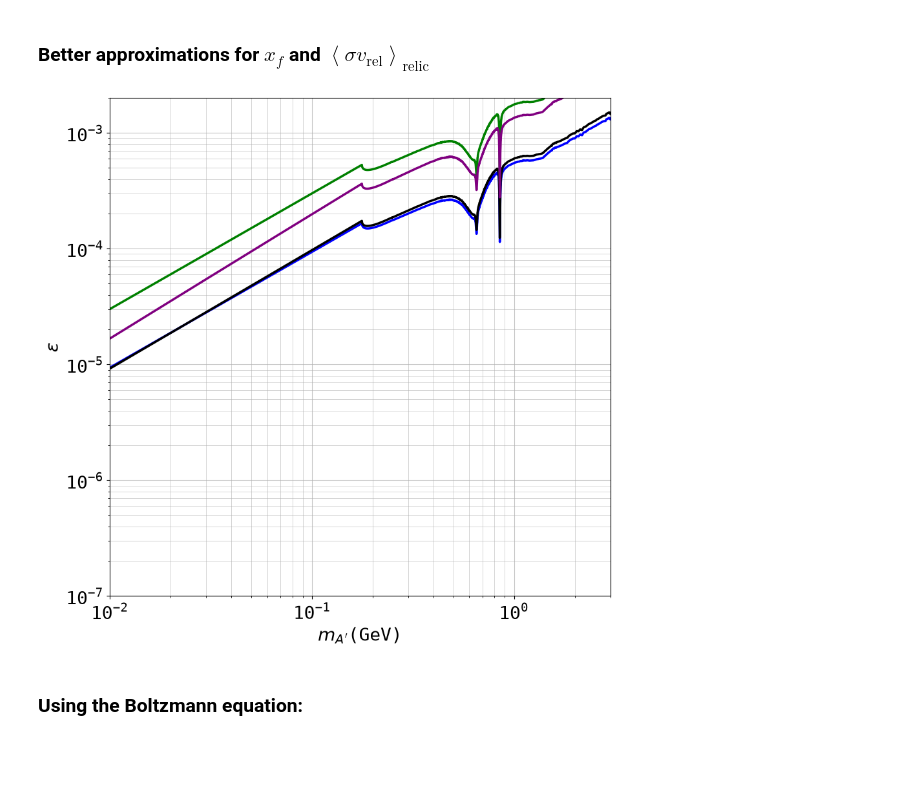
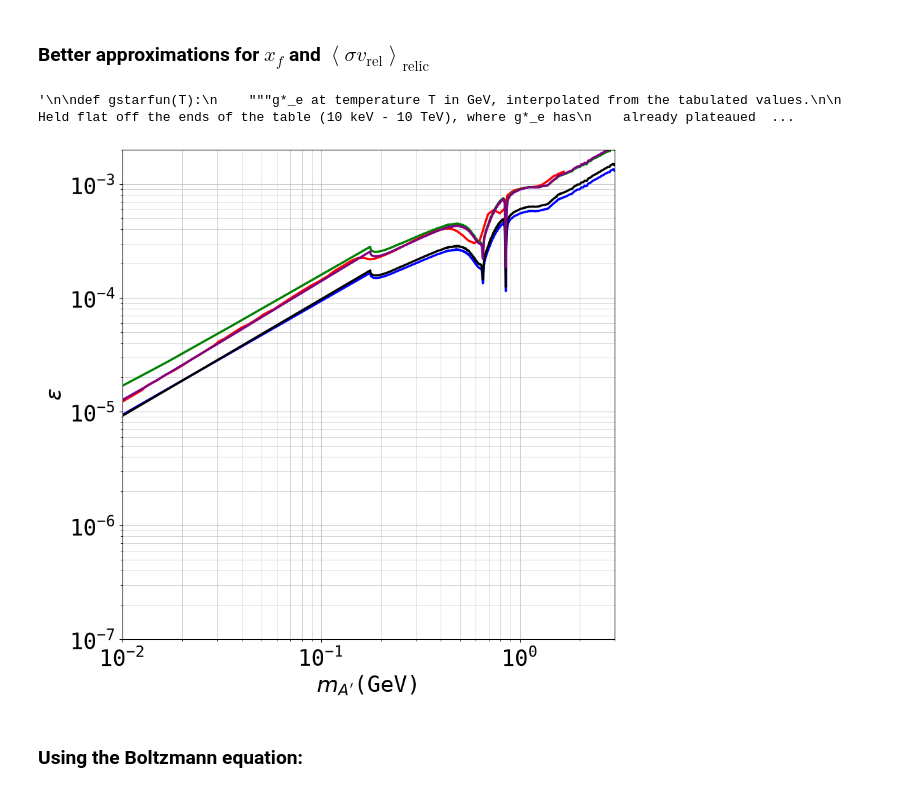
Before and after one commit to sgogoeg/bcgs_internship, a Jupyter notebook: Code/Relic_Abundance.ipynb, the cells around one changed output. Drawn from its saved outputs; the diff is of its cells as text; code cells hidden in the pictures; blank space fills up the shorter version.

```diff
--- a/Code/Relic_Abundance.ipynb
+++ b/Code/Relic_Abundance.ipynb
@@ -358,7 +434,7 @@ gstar_e_interp = interpolate.interp1d(logT_dof, gstar_e, bounds_error=False,
 gstar_s_interp = interpolate.interp1d(logT_dof, gstar_s, bounds_error=False,
                                       fill_value=(gstar_s[0], gstar_s[-1]))
 
-'''
+
 
 def gstarfun(T):
     """g*_e at temperature T in GeV, interpolated from the tabulated values.
@@ -399,6 +475,11 @@ def gstarsfun(T):
     hotter than the photons, and entropy and energy weight that differently.
     """
     return 17.55*np.ones_like(T)
+
+
+'''
+# %% [output]
+'\n\ndef gstarfun(T):\n    """g*_e at temperature T in GeV, interpolated from the tabulated values.\n\n    Held flat off the ends of the table (10 keV - 10 TeV), where g*_e has\n    already plateaued  ...
 # %%
 gchi = 2
 
@@ -408,56 +489,32 @@ T0 = 2.35e-13 # in GeV
 gstarsT0 = gstarsfun(T0)
 
 def sigmavrelic(xf, mchi):
-    return 3.79*(1+1)*xf*2*np.pi**2*mchi*T0**3*gstarsT0/(gstarsfun(mchi)/np.sqrt(gstarfun(mchi))*mpl*mchi*45*3*H0**2*Mpl**2*OmegaDM)
-
-'''
+    return 3.79*(1+1)*xf**2*2*np.pi**2*mchi*T0**3*gstarsT0/(gstarsfun(mchi/xf)/np.sqrt(gstarfun(mchi/xf))*mpl*mchi*45*3*H0**2*Mpl**2*OmegaDM)
 
 def xfreeze(mchi, x0=20.0, tol=1e-10, itmax=100):
-    """Freeze-out xf = mchi/T_f, solved for rather than guessed.
-
-    The freeze-out condition Gamma = H reads
-
-        xf = ln[ 0.038 g Mpl mchi <sigma v>(xf) / sqrt(g_*(T_f) xf) ]
-
-    which looks unusable on its own, since <sigma v> depends on the epsilon
-    we are trying to find. But at the solution <sigma v> is by definition the
-    value that reproduces the observed relic density, sigmavrelic(xf, mchi),
-    so ma and epsilon drop out and this closes on xf alone.
-
-    Iterated as a fixed point: the right-hand side grows like ln(xf), whose
-    slope ~ 1/(2 xf) makes the map a strong contraction, so it converges in
-    about ten passes and does not care about x0. Iterating also keeps the
-    whole mchi array vectorised, which a root finder would not.
-    """
     mchi = np.asarray(mchi, dtype=float)
     x = x0*np.ones_like(mchi)
     for _ in range(itmax):
-        xnew = np.log(2*0.038*gchi*mpl*mchi*sigmavrelic(1, mchi)
-                      / np.sqrt(gstarfun(mchi)))
-        step = np.max(np.abs(xnew - x))
-        x = xnew
-        if step < tol:
-            break
+        A = np.log(2*0.038*gchi*mpl*mchi*sigmavrelic(x, mchi)/np.sqrt(gstarfun(mchi/x)))
+        xnew = A - (1+1/2)*np.log(A)
+        step = np.max(np.abs(xnew - x)); x = xnew
+        if step < tol: break
     else:
         print(f"xfreeze: no convergence to {tol:g} in {itmax} iterations")
     return x
 
 '''
-
 def xfreeze(mchi):
     return np.log(2*0.038*gchi*mpl*mchi*sigmavrelic(1, mchi)/ np.sqrt(gstarfun(mchi))) - (1+1/2)*np.log(np.log(2*0.038*gchi*mpl*mchi*sigmavrelic(1, mchi)/ np.sqrt(gstarfun(mchi))))
+'''
 
 def eps_approx2(ma, alpha, alphaD, mchi):
     xf = 20
-    #alphaarr = alpha*np.ones_like(ma)
-    #alphaDarr = alphaD*np.ones_like(ma)
-    return np.sqrt(sigmavrelic(xf, mchi)/(sigmavrel(1, ma, alpha, alphaD, mchi, xf)))
+    return np.sqrt(sigmavrelic(xf, mchi)/(sigmavrel(1, ma, alpha, alphaD, mchi, 1)))
 
 def eps_approx3(ma, alpha, alphaD, mchi):
     xf = xfreeze(mchi)
-    #alphaarr = alpha*np.ones_like(ma)
-    #alphaDarr = alphaD*np.ones_like(ma)
-    return np.sqrt(sigmavrelic(xf, mchi)/(sigmavrel(1, ma, alpha, alphaD, mchi, xf)))
+    return np.sqrt(sigmavrelic(xf, mchi)/(sigmavrel(1, ma, alpha, alphaD, mchi, 1)))
 # %%
 eps_approx_2 = eps_approx2(ma, alpha, alphaD, mchi)
 eps_approx_3 = eps_approx3(ma, alpha, alphaD, mchi)
@@ -485,7 +542,8 @@ ax.grid(True, which='minor', linestyle='-', linewidth=0.5, alpha=0.75)
 
 ax.set_axisbelow(True) # Ensure grid is below data
 
-
+plt.plot(ma_kling, eps_kling, color = 'red', linewidth = 2.5,
+         label = r"$\varepsilon_{relic}$ Kling (scalar, intermediate)")
 plt.plot(ma, eps_approx_0, color = 'blue', linewidth = 2.5, label = r"$\varepsilon_{relic}$ low effort 1")
 plt.plot(ma, eps_approx_1, color = 'black', linewidth = 2.5, label = r"$\epsilon_{relic}$ low effort 2")
 plt.plot(ma, eps_approx_2, color = 'green', linewidth = 2.5, label = r"$\epsilon_{relic}$ low effort 3")
@@ -505,34 +563,34 @@ regression_color = '#8a8a8a' # <-- neutral grey
 handles, labels = ax.get_legend_handles_labels() # get all legend items
 desired_order = [0, 1, 2, 3]  # change the order of legend elements
 
 
 '''ax.legend(
     [handles[i] for i in desired_order],
     [labels[i] for i in desired_order],
     loc = 'upper center',
     bbox_to_anchor = (0.5, 1.10),  # center top, above axes
     ncol = 4,                      # spread horizontally
     frameon = False                # removes legend border
 )'''
 
 # Define how much to zoom out from the data plotting range (cm):
 x_min = 1e-2
 x_max = 3
 x_range = x_max - x_min
 
 y_min = 1e-7
 y_max = 2e-3
 y_range = y_max - y_min
 
 # Set the new plotting limits explicitly
 ax.set_xbound(x_min, x_max)
 ax.set_ybound(y_min, y_max)
 
 # Save and show the figure:
 plt.savefig("figures/relic_abundance_0.pdf", bbox_inches='tight')
 plt.show()
 # %% [output]
-[figure, old version]
+[figure, new version]
 # %% [markdown]
 ### Using the Boltzmann equation:
 # %% [markdown]
```
Also changed, not shown: parts of 18 cells of this notebook, 9 other files.
